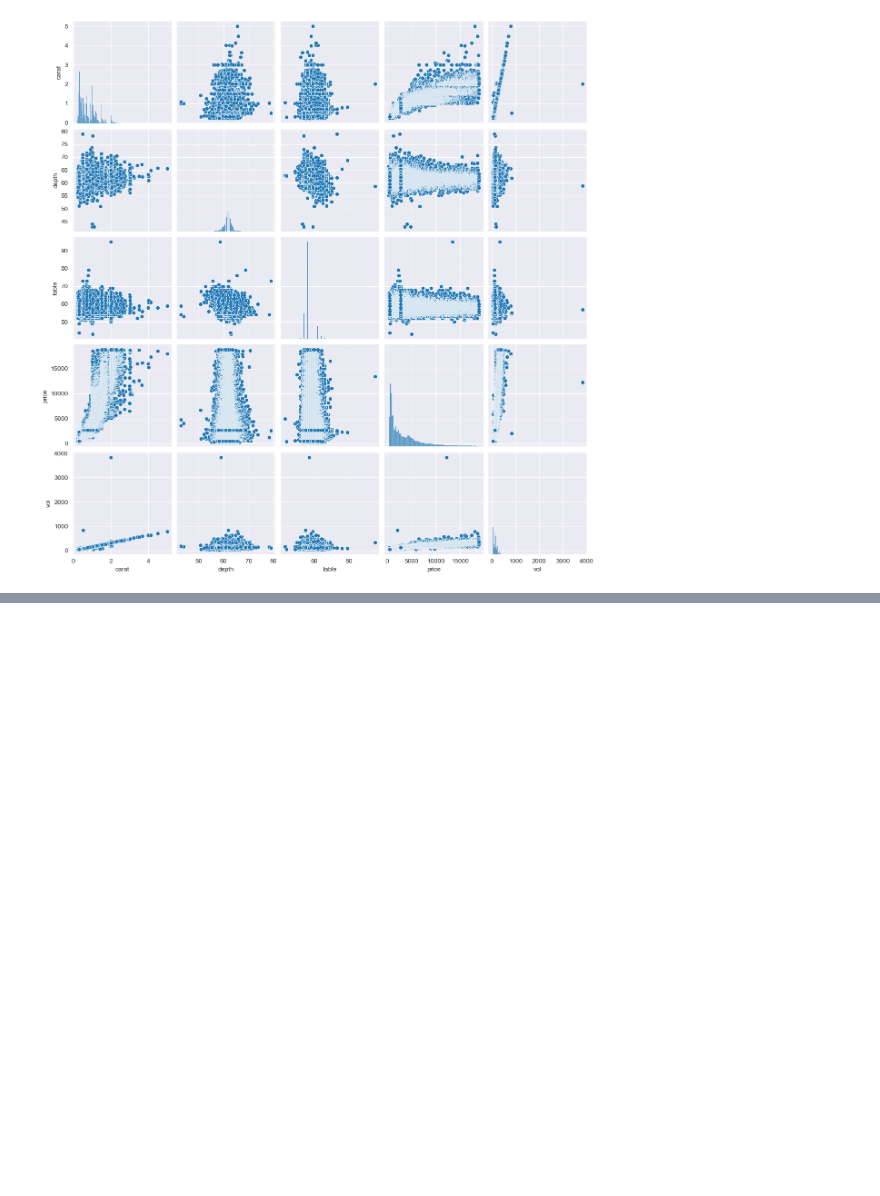
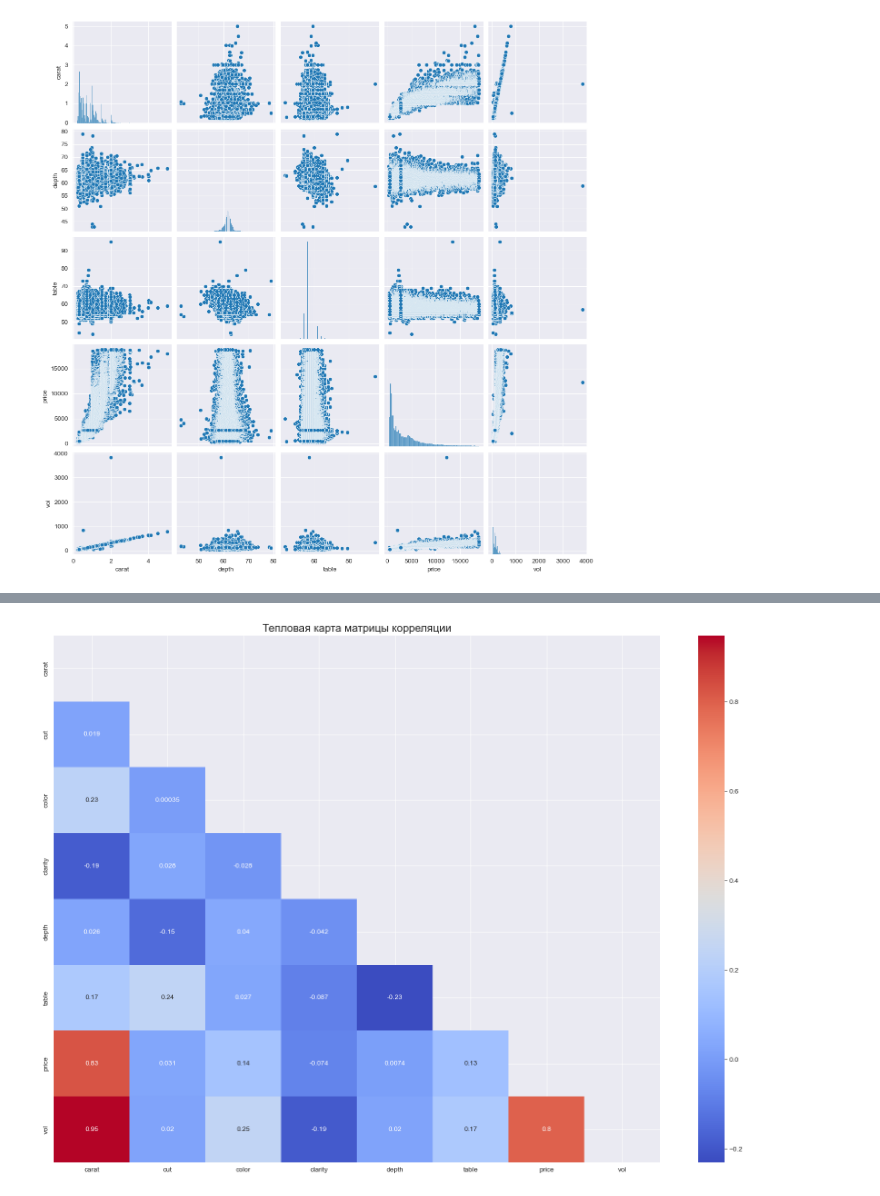
Before and after one commit to mr-Dmitri/DZ-5, a Jupyter notebook: DZ-5.ipynb, the cells around one changed output, grey strips where cells are left out. Cells and saved outputs as stored; diff of their text form; code cells hidden in the pictures; blank space fills up the shorter version.

```diff
--- a/DZ-5.ipynb
+++ b/DZ-5.ipynb
@@ -241 +267,12 @@ df
 53775 rows × 8 columns
+# %%
+# Посмотрим матрицу корреляции
+corr = df.corr()
+mask = np.triu(np.ones_like(corr), k=0)
+
+plt.figure(figsize=(20, 14))
+sns.heatmap(corr, mask=mask, annot=True, cmap='coolwarm')
+plt.title('Тепловая карта матрицы корреляции', fontsize=16)
+plt.show()
+# %% [output]
+[figure, added]
```
Also changed, not shown: parts of 14 cells of this notebook.
